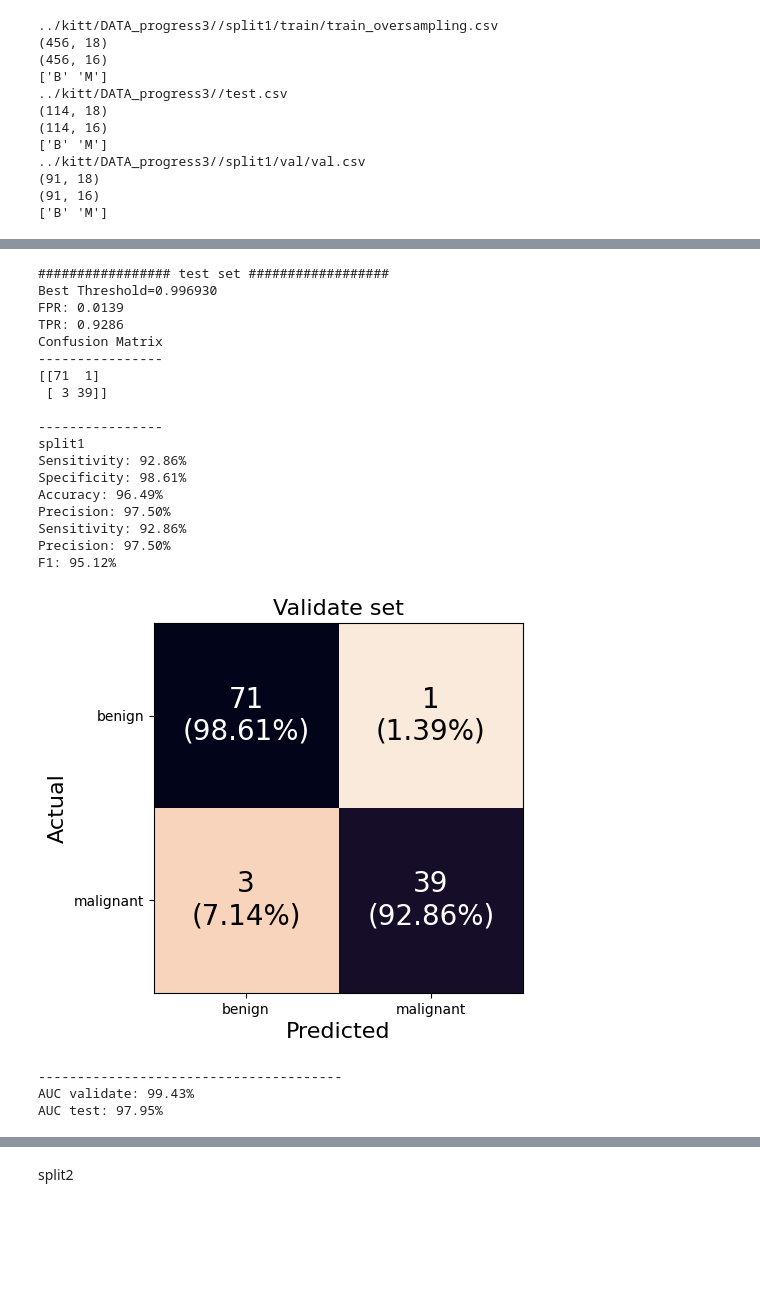
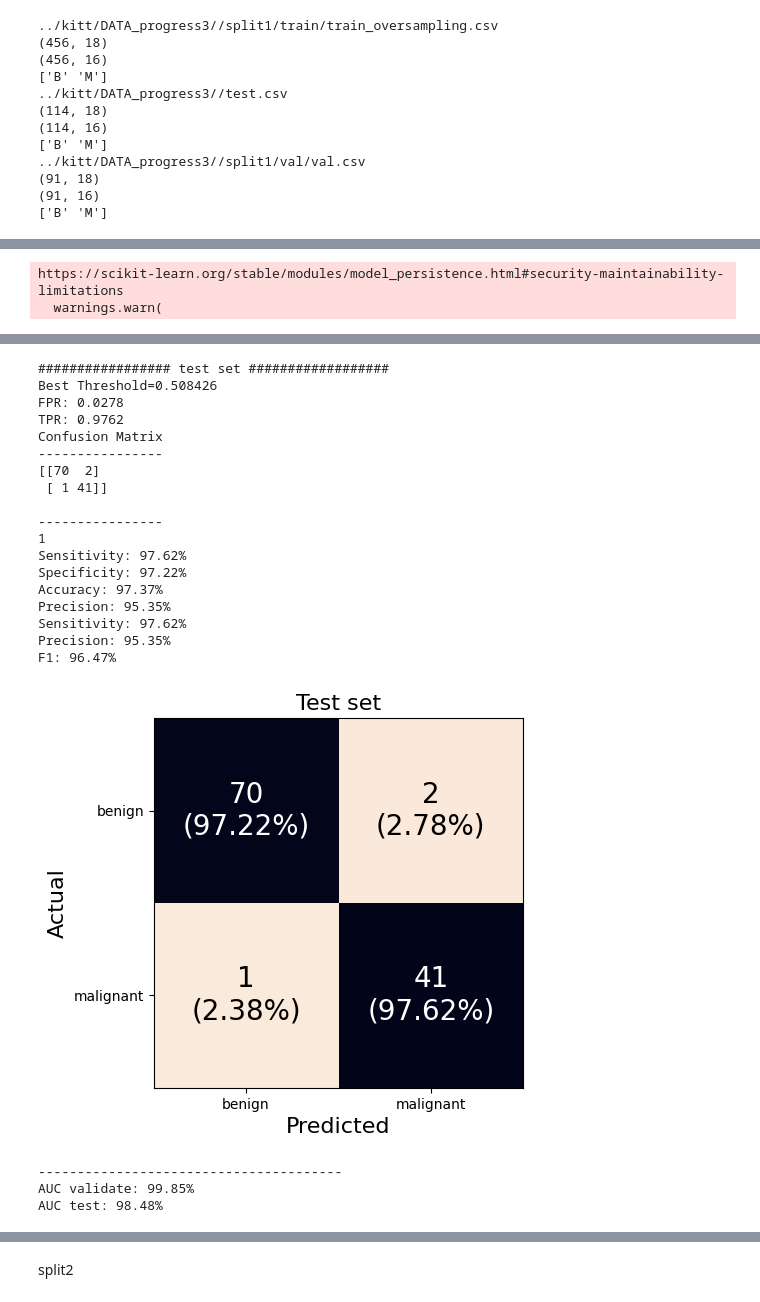
Before and after one commit to 6410615139/Project_Cancer, a Jupyter notebook: logisticregression/lr1.ipynb, the cells around one changed output, grey strips where cells are left out. Saved outputs shown, nothing was run; the diff lists cells and outputs as text; code cells hidden in the pictures; blank space fills up the shorter version.

```diff
--- a/logisticregression/lr1.ipynb
+++ b/logisticregression/lr1.ipynb
@@ -131,7 +135,7 @@ def cal_score_all(cm_val):
     pre_val = precision(cm_val)
     f1_score_val = f1(cm_val)
 # %%
-def plot_cm(cm_val, save=False):
+def plot_cm(cm_val, save=False,which="-"):
     class_names = ['benign','malignant']
     # Normalize confusion matrix to percentage
     cm_norm_val = cm_val.astype('float') / cm_val.sum(axis=1)[:, np.newaxis]
@@ -143,7 +147,7 @@ def plot_cm(cm_val, save=False):
     ax.set(xticks=np.arange(cm_norm_val.shape[1]),
            yticks=np.arange(cm_norm_val.shape[0]),
            xticklabels=class_names, yticklabels=class_names)
-    ax.set_title("Validate set", fontsize=16)
+    ax.set_title(which, fontsize=16)
     ax.set_ylabel('Actual', fontsize=16)
     ax.set_xlabel('Predicted', fontsize=16)
     # Add percentage and count values inside plot
@@ -192,8 +196,8 @@ def thresholding(y_val, y_pred_val):
     return y_pred_val_new
 # %%
 def evaluate(param,split):
-
-    model_path = "../logisticregression/models/param1/lr_model_{}.pkl".format(split)
+    #logisticregression/models/param1/lr_model_split1.pkl
+    model_path = "models/param{}/lr_model_split{}.pkl".format(param,split)
     loaded_model = joblib.load(model_path)
 
     print("############## validate set ################")
@@ -212,7 +216,7 @@ def evaluate(param,split):
     cal_score_all(cm_val)
 
     # plot confusion matrix
-    plot_cm(cm_val)
+    plot_cm(cm_val, which="Validate set")
 
     # ################# test set ##################
     label = ['benign','malignant']
@@ -232,7 +236,7 @@ def evaluate(param,split):
     cal_score_all(cm_test)
 
     # plot confusion matrix
-    plot_cm(cm_test)
+    plot_cm(cm_test,which="Test set")
 
     ################## plot ROC curve ########################
     fpr1, tpr1, thr1 = metrics.roc_curve(y_val,  y_pred_val_raw[:,1])
@@ -252,6 +256,8 @@ def evaluate(param,split):
     plt.show()
     return cm_val,cm_test,auc1,auc2
 # %%
+split = 1
+param = 3
 param1_split1_cm_val, param1_split1_cm_test, param1_split1_AUC_val, param1_split1_AUC_test = evaluate(param,split)
 # %% [output]
 ############## validate set ################
@@ -274,0 +281,2 @@ F1: 97.14%
+https://scikit-learn.org/stable/modules/model_persistence.html#security-maintainability-limitations
+  warnings.warn(
@@ -276,22 +284,22 @@ F1: 97.14%
-################# test set ##################
-Best Threshold=0.996930
-FPR: 0.0139
-TPR: 0.9286
-Confusion Matrix
-----------------
-[[71  1]
- [ 3 39]]
-
-----------------
-split1
-Sensitivity: 92.86%
-Specificity: 98.61%
-Accuracy: 96.49%
-Precision: 97.50%
-Sensitivity: 92.86%
-Precision: 97.50%
-F1: 95.12%
+################# test set ##################
+Best Threshold=0.508426
+FPR: 0.0278
+TPR: 0.9762
+Confusion Matrix
+----------------
+[[70  2]
+ [ 1 41]]
+
+----------------
+1
+Sensitivity: 97.62%
+Specificity: 97.22%
+Accuracy: 97.37%
+Precision: 95.35%
+Sensitivity: 97.62%
+Precision: 95.35%
+F1: 96.47%
-[figure, old version]
+[figure, new version]
----------------------------------------
-AUC validate: 99.43%
-AUC test: 97.95%
+---------------------------------------
+AUC validate: 99.85%
+AUC test: 98.48%
```
Also changed, not shown: parts of 62 cells of this notebook.
